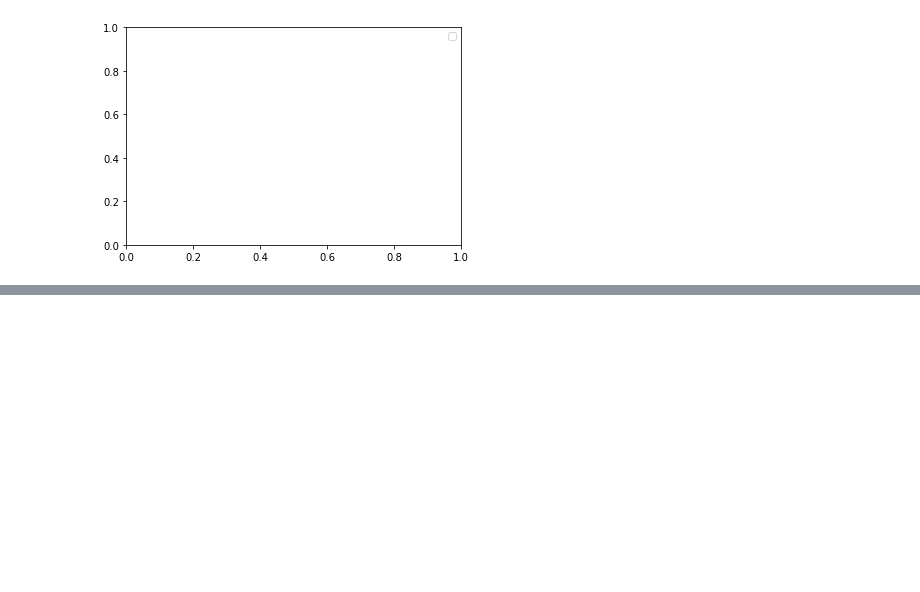
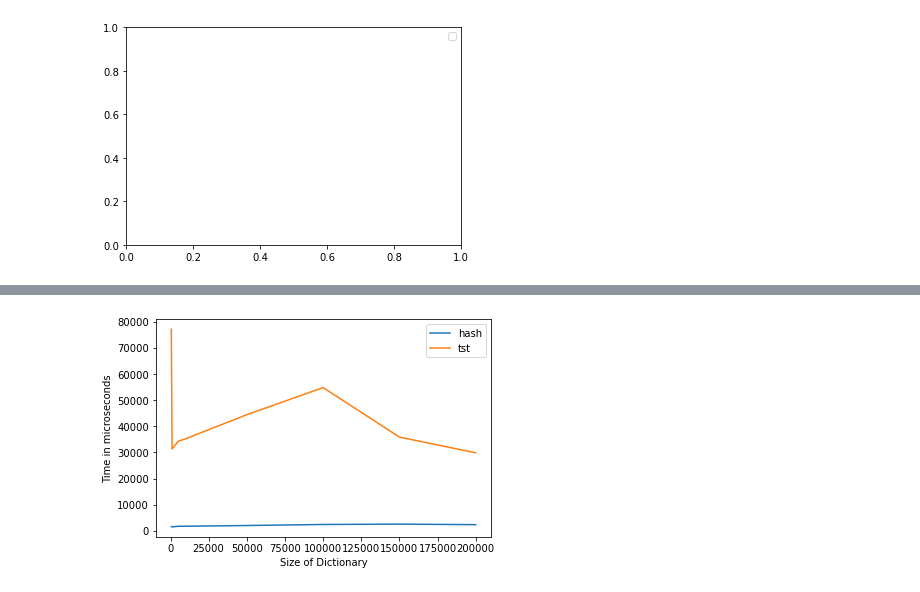
Before and after one commit to AnthonyLimanto/AlgorithmsAssignment_1, a Jupyter notebook: Untitled.ipynb, the cells around one changed output, grey strips where cells are left out. Saved outputs shown, nothing was run; the diff lists cells and outputs as text; code cells hidden in the pictures; blank space fills up the shorter version.

```diff
--- a/Untitled.ipynb
+++ b/Untitled.ipynb
@@ -72,0 +107,43 @@ The way we generated data for these experiment
+# %%
+hashdelete500 = (1600 + 1400 + 2000 + 1200 + 2200 + 1500) / 6
+hashdelete1000 = (2400 + 1300 + 1500 + 1200 + 1400 + 1300) / 6
+hashdelete5000 = (2000 + 1400 + 2000 + 1300 + 2200 + 1700) / 6
+hashdelete10000 = (2400 + 1700 + 1800 + 1400 + 1700 + 1600) / 6
+hashdelete50000 = (2300 + 1900 + 2200 + 1700 + 2500 + 1700) / 6
+hashdelete100000 = (3000 + 2100 + 3000 + 2000 + 2700 + 1900) / 6
+hashdelete150000 = (2800 + 2400 + 2800 + 2600 + 2700 + 2200) / 6
+hashdelete200000 = (3500 + 1900 + 2900 + 1800 + 2700 + 1500) / 6
+
+listdelete500 = (41700 + 38700 + 42500 + 46600 + 41200 + 61500) / 6
+listdelete1000 = (77700 + 75300 + 88300 + 78600 + 90600 + 87300) / 6
+listdelete5000 = (526600 + 740100 + 376900 + 376900 + 427600 + 408500) / 6
+listdelete10000 = (787900 + 919200 + 771000 + 1756500 + 780900 + 1178500) / 6
+listdelete50000 = (4758000 + 6109300 + 4502000 + 4919300 + 4416700 + 5148600) / 6
+listdelete100000 = (11563100 + 10947600 + 9307900 + 10192700 + 9319900 + 10114100) / 6
+listdelete150000 = (14605400 + 15348500 + 14413900 + 15686900 + 14070500 + 15073300) / 6
+listdelete200000 = (18696600 + 19974400 + 19755700 + 23667700 + 20688300 + 22197500) / 6
+
+tstdelete500 = (32300 + 75500 + 99200 + 37900 + 94500 + 123200) / 6
+tstdelete1000 = (18400 + 29600 + 19700 + 30100 + 35000 + 55000) / 6
+tstdelete5000 = (24400 + 67600 + 15800 + 36000 + 19900 + 41800) / 6
+tstdelete10000 = (42800 + 60300 + 22200 + 31100 + 23000 + 32200) / 6
+tstdelete50000 = (29500 + 71200 + 37400 + 56700 + 29200 + 42600) / 6
+tstdelete100000 = (50900 + 75800 + 40900 + 60700 + 43700 + 56700) / 6
+tstdelete150000 = (31000 + 58500 + 20900 + 44100 + 19400 + 41300) / 6
+tstdelete200000 = (40400 + 41800 + 19300 + 34300 + 14100 + 29200) / 6
+
+del_y_hash = np.array([hashdelete200000, hashdelete150000, hashdelete100000, hashdelete50000, hashdelete10000, hashdelete5000, hashdelete1000, hashdelete500])
+del_y_list = np.array([listdelete200000, listdelete150000, listdelete100000, listdelete50000, listdelete10000, listdelete5000, listdelete1000, listdelete500])
+del_y_tst = np.array([tstdelete200000, tstdelete150000, tstdelete100000, tstdelete50000, tstdelete10000, tstdelete5000, tstdelete1000, tstdelete500])
+
+x2 = np.array([200000, 150000, 100000, 50000, 10000, 5000, 1000, 500])
+# %%
+plt.plot(x2, del_y_hash, label = "hash")
+plt.plot(x2, del_y_tst, label = "tst")
+plt.legend(['hash', 'tst'])
+plt.gcf().axes[0].yaxis.get_major_formatter().set_scientific(False)
+plt.xlabel("Size of Dictionary")
+plt.ylabel("Time in microseconds")
+plt.show()
+# %% [output]
+[figure, added]
```
Also changed, not shown: parts of 6 cells of this notebook.
